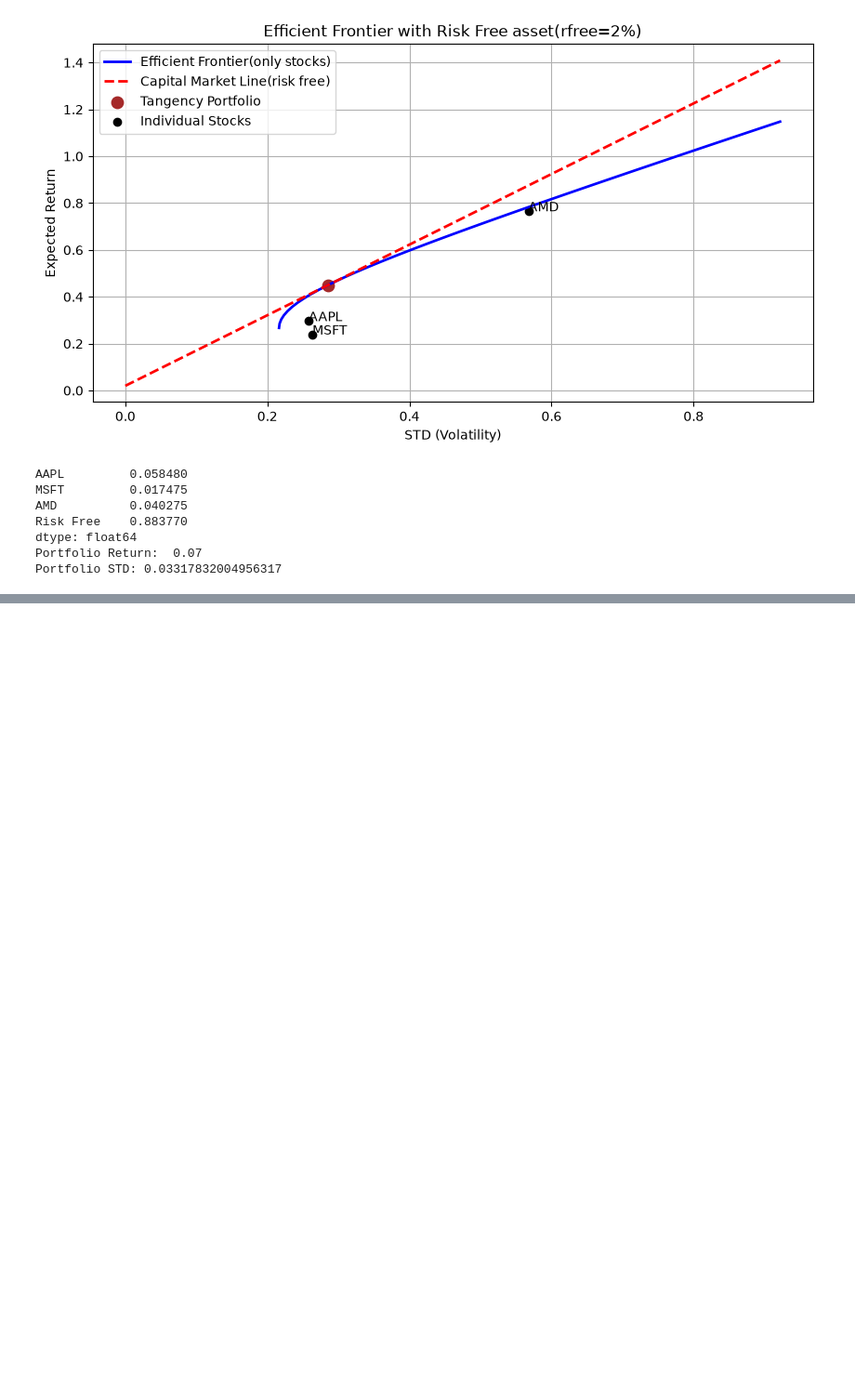
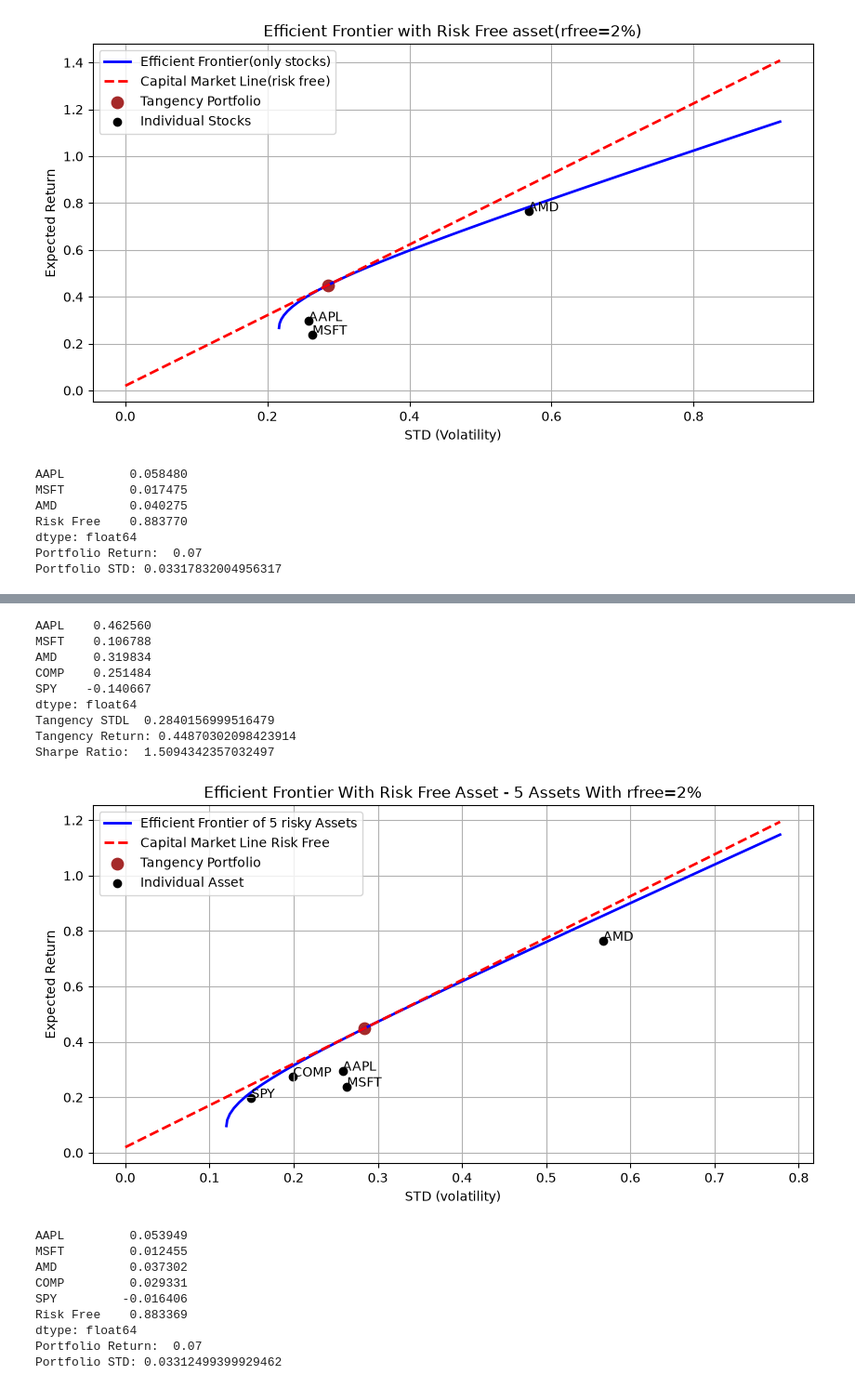
Before and after one commit to Shri-2006/BUS-367-HW3, a Jupyter notebook: Shriyans_Singh_114807762_BUS367_HW3.ipynb, the cells around one changed output, grey strips where cells are left out. Shown at 93% size. Saved outputs shown, nothing was run; the diff lists cells and outputs as text; code cells hidden in the pictures; blank space fills up the shorter version.

```diff
--- a/Shriyans_Singh_114807762_BUS367_HW3.ipynb
+++ b/Shriyans_Singh_114807762_BUS367_HW3.ipynb
@@ -186,0 +231,54 @@ Portfolio STD: 0.03317832004956317
+# %%
+#q9
+w_tanq9=tangency_portfolio(muq8,Sigmaq8,rfree)
+r_tanq9=muq8@w_tanq9
+sig_tanq9=np.sqrt(w_tanq9@Sigmaq8@w_tanq9)
+sharpeq9=((r_tanq9-rfree)/(sig_tanq9))
+print(pd.Series(w_tanq9,index=namesq8))
+print("Tangency STDL ",sig_tanq9)
+print("Tangency Return:",r_tanq9)
+print("Sharpe Ratio: ",sharpeq9)
+#CML cap mark line again
+sig_cmlq9=np.linspace(0,max(volsq8),100)
+r_cmlq9=(sharpeq9*sig_cmlq9)+rfree #I KEEP PUTING THE ; ARGHHH
+plt.figure(figsize=(10,5))#i like this size:D
+plt.plot(volsq8,retsq8,'b-',lw=2,label='Efficient Frontier of 5 risky Assets')
+plt.plot(sig_cmlq9,r_cmlq9,'r--',lw=2,label='Capital Market Line Risk Free')
+plt.scatter(sig_tanq9,r_tanq9,color='brown',s=80,label='Tangency Portfolio')
+plt.scatter(stdsq8,muq8,color='black',label='Individual Asset')
+for i,n in enumerate(namesq8):
+    plt.annotate(n,(stdsq8[i],muq8[i]))
+plt.title("Efficient Frontier With Risk Free Asset - 5 Assets With rfree=2%")
+plt.xlabel("STD (volatility)")
+plt.ylabel("Expected Return")
+plt.legend()
+plt.grid(True)
+plt.show()
+
+target_q9=.07
+temp9=((target_q9-rfree)/(r_tanq9-rfree))
+w_stocksq9=temp9*w_tanq9
+w_rfq9=1-temp9
+print(pd.Series(list(w_stocksq9)+[w_rfq9],index=namesq8+["Risk Free"]))
+print("Portfolio Return: ",w_stocksq9@muq8+w_rfq9*rfree)
+print("Portfolio STD:",np.sqrt(w_stocksq9@Sigmaq8@w_stocksq9))
+# %% [output]
+AAPL    0.462560
+MSFT    0.106788
+AMD     0.319834
+COMP    0.251484
+SPY    -0.140667
+dtype: float64
+Tangency STDL  0.2840156999516479
+Tangency Return: 0.44870302098423914
+Sharpe Ratio:  1.5094342357032497
+[figure, added]
+AAPL         0.053949
+MSFT         0.012455
+AMD          0.037302
+COMP         0.029331
+SPY         -0.016406
+Risk Free    0.883369
+dtype: float64
+Portfolio Return:  0.07
+Portfolio STD: 0.03312499399929462
```
Also changed, not shown: parts of 2 cells of this notebook.
